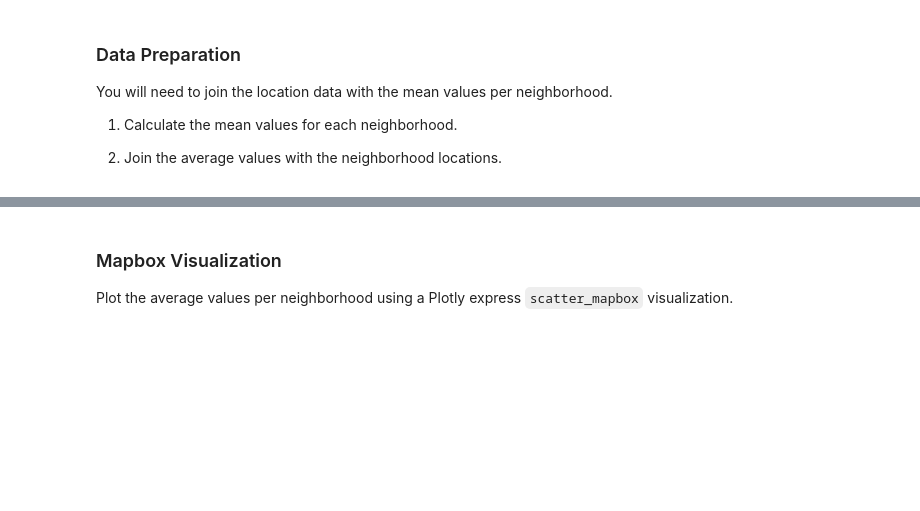
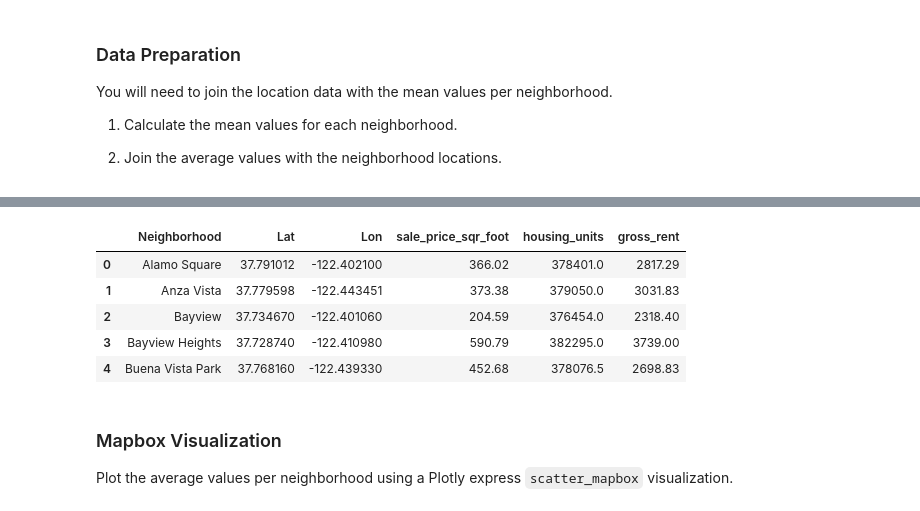
Before and after one commit to Luke-Mac/pythonic_monopoly, a Jupyter notebook: rental_analysis.ipynb, the cells around one changed output, grey strips where cells are left out. Cells and saved outputs as stored; diff of their text form; code cells hidden in the pictures; blank space fills up the shorter version.

```diff
--- a/rental_analysis.ipynb
+++ b/rental_analysis.ipynb
@@ -267,0 +265,12 @@ In this section, you will read in neighborhoods location data and build an inter
+# %%
+# Load neighborhoods coordinates data
+# Read the Mapbox API key
+load_dotenv()
+map_box_api = os.getenv("mapbox")
+
+# Set the Mapbox API
+px.set_mapbox_access_token(map_box_api)
+
+file_path = Path("Data/neighborhoods_coordinates.csv")
+neighborhood_coordinates_df = pd.read_csv(file_path)
+neighborhood_coordinates_df.head()
@@ -275,4 +291,5 @@ You will need to join the location data with the mean values per neighborhood.
 2. Join the average values with the neighborhood locations.
 # %%
 # Calculate the mean values for each neighborhood
-# YOUR CODE HERE!
+mean_of_neighborhood = mean_of_neighborhood.reset_index().rename(columns = {'neighborhood':'Neighborhood'})
+mean_of_neighborhood.head()
@@ -282,3 +303,16 @@ You will need to join the location data with the mean values per neighborhood.
+# %%
+# Join the average values with the neighborhood locations
+neighborhood_av_values = pd.merge(neighborhood_coordinates_df, mean_of_neighborhood, on='Neighborhood')
+#neighborhood_av_values = pd.concat([neighborhood_coordinates_df, mean_of_neighborhood], axis=1)
+#neighborhood_coordinates_df.join ( neighborhood_av_values.set_index( [ 'Neighborhood' ], verify_integrity=True ), on=[ 'neighborhood' ], how='left' )
+neighborhood_av_values.head()
+# %% [output]
+|  | Neighborhood | Lat | Lon | sale_price_sqr_foot | housing_units | gross_rent |
+| 0 | Alamo Square | 37.791012 | -122.402100 | 366.02 | 378401.0 | 2817.29 |
+| 1 | Anza Vista | 37.779598 | -122.443451 | 373.38 | 379050.0 | 3031.83 |
+| 2 | Bayview | 37.734670 | -122.401060 | 204.59 | 376454.0 | 2318.40 |
+| 3 | Bayview Heights | 37.728740 | -122.410980 | 590.79 | 382295.0 | 3739.00 |
+| 4 | Buena Vista Park | 37.768160 | -122.439330 | 452.68 | 378076.5 | 2698.83 |
 # %% [markdown]
 ### Mapbox Visualization
 
```
Also changed, not shown: parts of 16 cells of this notebook.
